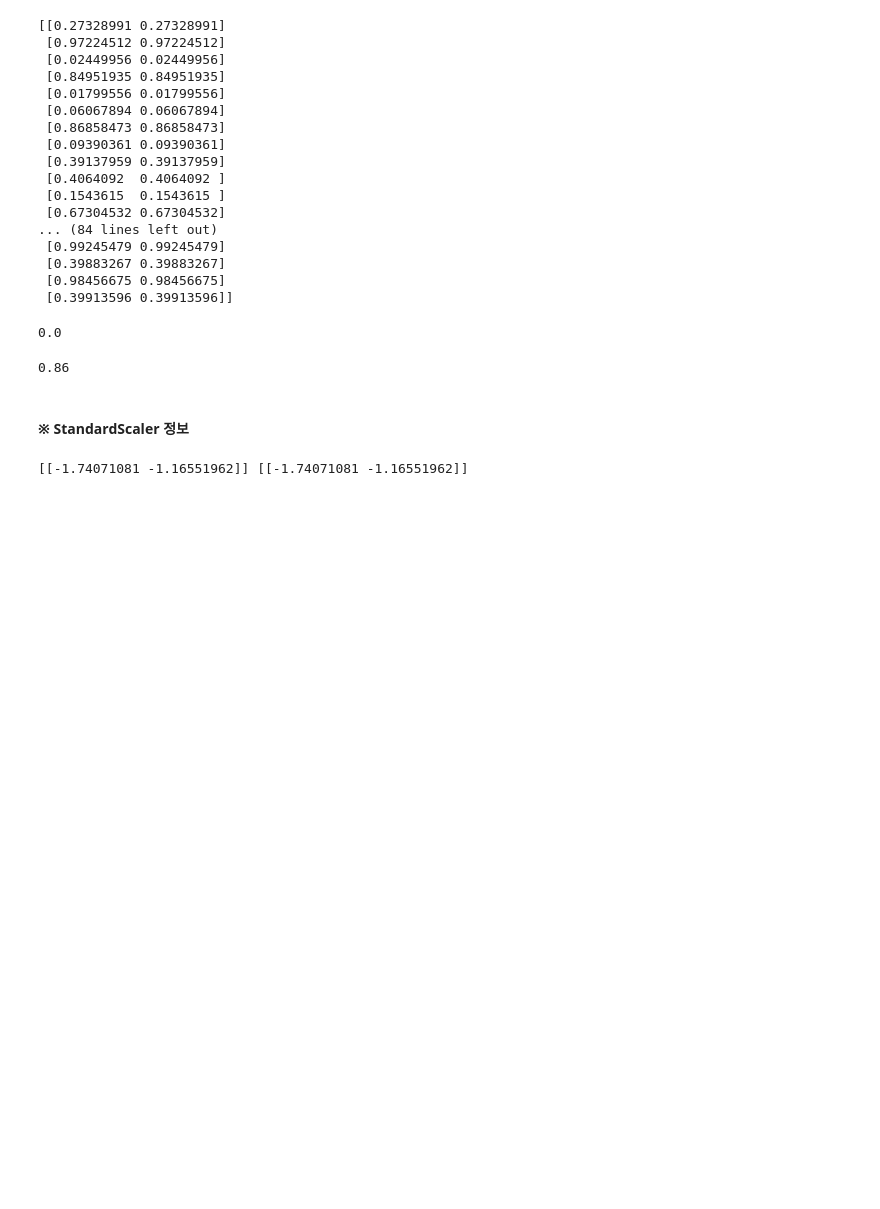
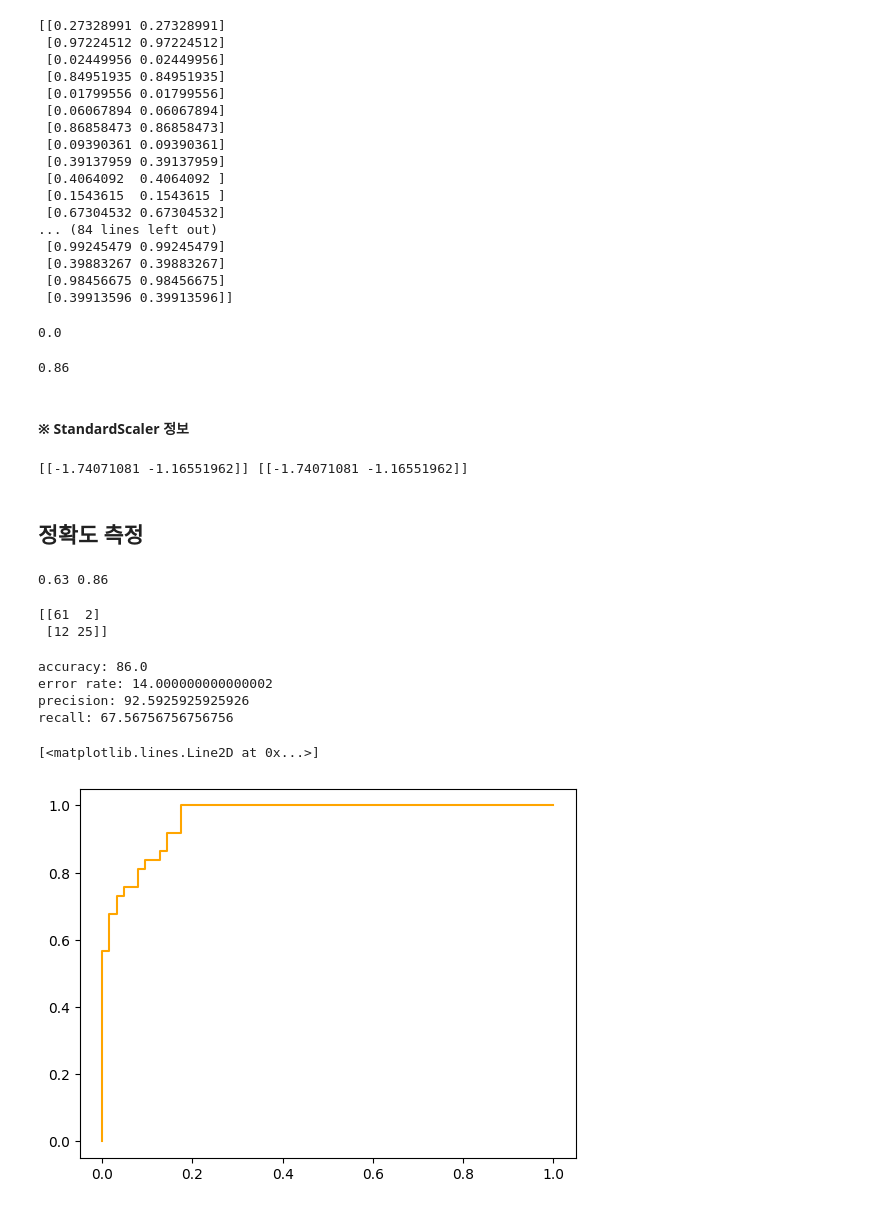
Before and after one commit to hanbinChae/Python-learning-univ, a Jupyter notebook: 머신러닝실습/10주차_LogisticRegression .ipynb, the cells around one changed output. Drawn from its saved outputs; the diff is of its cells as text; code cells hidden in the pictures; blank space fills up the shorter version.

Commit message:
11/16 ROC Curve

```diff
--- a/머신러닝실습/10주차_LogisticRegression .ipynb
+++ b/머신러닝실습/10주차_LogisticRegression .ipynb
@@ -164,3 +164,60 @@ scSampleInfo=(sample-xMean)/xStd
 print(scSample,scSampleInfo)
 # %% [output]
 [[-1.74071081 -1.16551962]] [[-1.74071081 -1.16551962]]
+# %% [markdown]
+## 정확도 측정
+# %%
+from sklearn.metrics import accuracy_score
+logRegAcc=accuracy_score(yTest,yPred)
+logRegAccSc=accuracy_score(yTest,yPredSc)
+print(logRegAcc, logRegAccSc)
+# %% [output]
+0.63 0.86
+# %%
+# confusion matrix
+from sklearn.metrics import confusion_matrix
+
+cm = confusion_matrix(yTest, yPredSc)
+print(cm)
+# %% [output]
+[[61  2]
+ [12 25]]
+# %%
+# precision = TP / (TP + FP)
+# recall = TP / (TP+FN)
+
+logRegAccSc=accuracy_score(yTest,yPredSc)
+logRegErrSc = 1-logRegAccSc
+logRegPreSc = cm[1,1]/(cm[1,1]+cm[0,1])
+logRegRecSc = cm[1,1]/(cm[1,1]+cm[1,0])
+
+print('accuracy:',logRegAccSc*100)
+print('error rate:',logRegErrSc*100)
+print('precision:',logRegPreSc*100)
+print('recall:',logRegRecSc*100)
+# %% [output]
+accuracy: 86.0
+error rate: 14.000000000000002
+precision: 92.5925925925926
+recall: 67.56756756756756
+# %%
+from sklearn.metrics import roc_curve
+yPredProb = logRegSc.predict_proba(xTestSc)
+# 2열 반환
+# yPredProb[:,0] = 0: class 0일 확률
+# index = 1: class 1일 확률
+# threshold 간격 = 0.5
+
+threshold = 0.5
+yPredProbTH = np.where(yPredProb[:,1]>threshold,1,0)
+
+# (과제) ROC curve를 그리시오.
+# 가로축 : FPR = FP / (FP + TN)
+# 세로축 : TPR = TP / (TP + FN)
+
+# FPR, TPR, threshold = roc_curve(target, class=1일 확률)
+FPR, TPR, threshold = roc_curve(yTest,yPredProb[:,1])
+plt.plot(FPR, TPR,color='orange')
+# %% [output]
+[<matplotlib.lines.Line2D at 0x...>]
+[figure, added]
```
Also changed, not shown: parts of 2 cells of this notebook.
